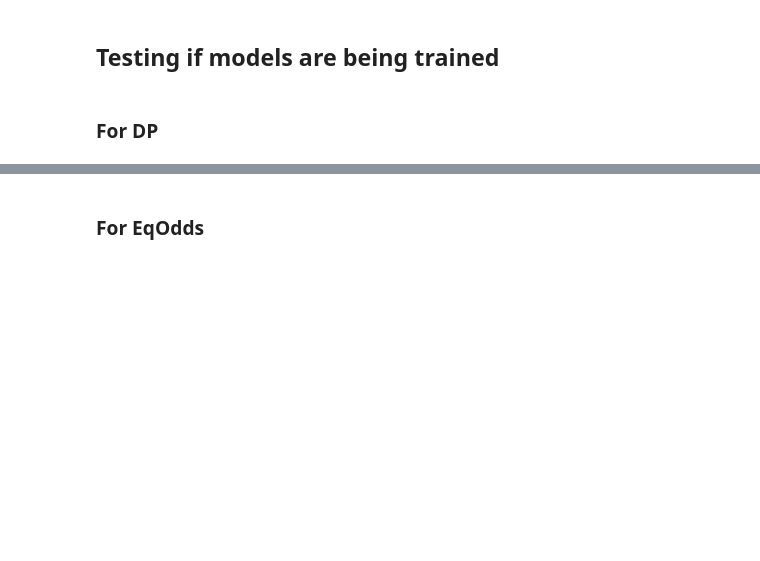
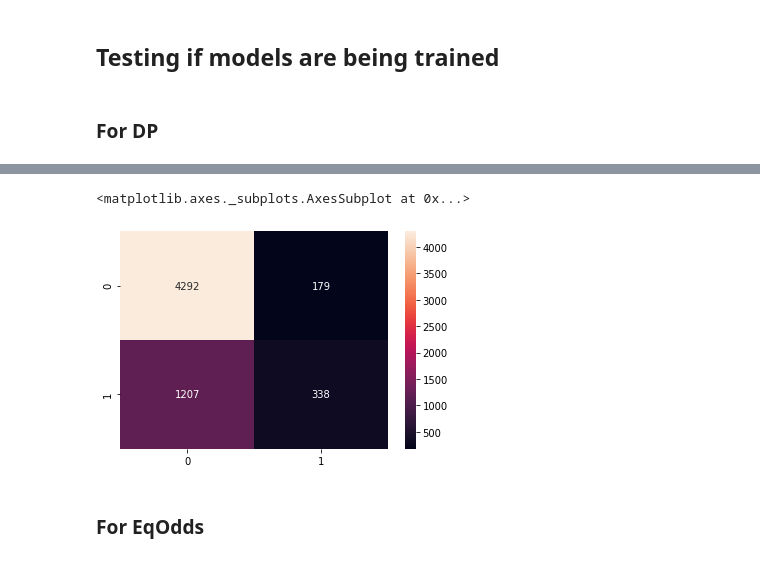
Before and after one commit to limafernando/falsb, a Jupyter notebook: zhang.ipynb, the cells around one changed output, grey strips where cells are left out. Saved outputs shown, nothing was run; the diff lists cells and outputs as text; code cells hidden in the pictures; blank space fills up the shorter version.

```diff
--- a/zhang.ipynb
+++ b/zhang.ipynb
@@ -335,3 +272,8 @@ FN: 147.0 | TP: 71.0
+# %%
+sns.heatmap(ret[4], annot=True, fmt='g')
+# %% [output]
+<matplotlib.axes._subplots.AxesSubplot at 0x...>
+[figure, added]
 # %% [markdown]
 ### For EqOdds
 # %%
```
Also changed, not shown: parts of 25 cells of this notebook.
